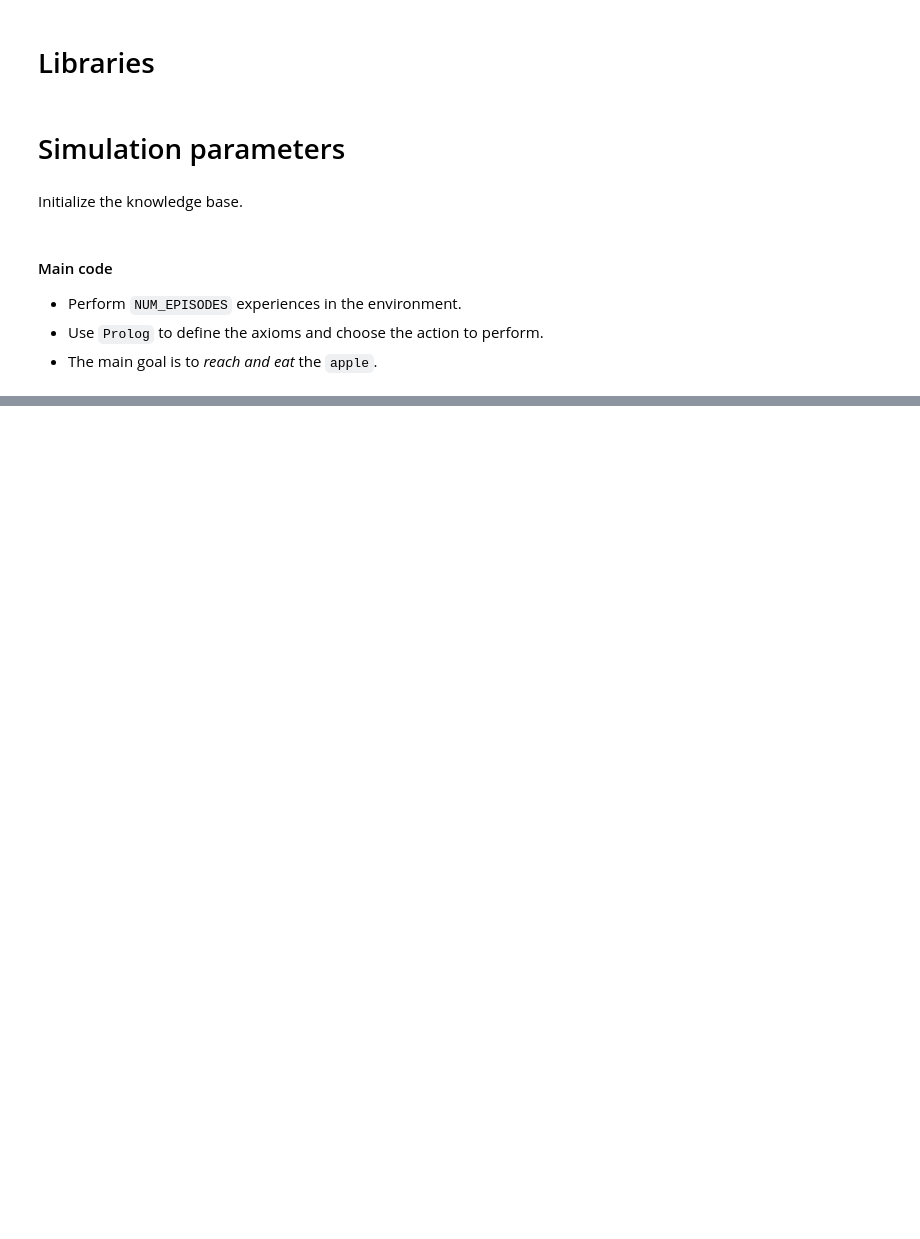
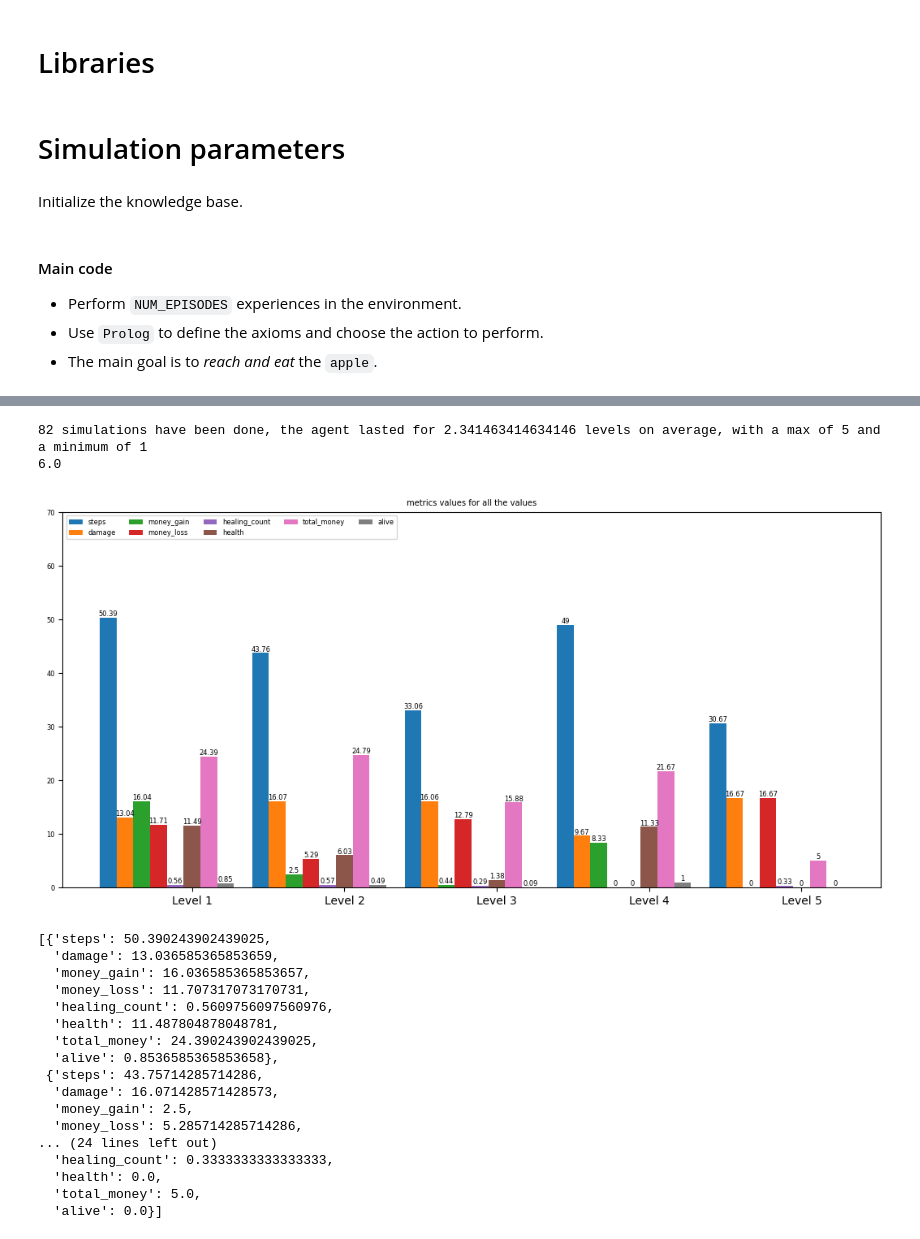
Before and after one commit to ff-falco/AIFPROJ2023, a Jupyter notebook: SHOPHANDLER/project.ipynb, the cells around one changed output, grey strips where cells are left out. Saved outputs shown, nothing was run; the diff lists cells and outputs as text; code cells hidden in the pictures; blank space fills up the shorter version.

```diff
--- a/SHOPHANDLER/project.ipynb
+++ b/SHOPHANDLER/project.ipynb
@@ -487,34 +498,56 @@ vacuum_experiment(des_file,map_type,50,starting_health=3,starting_items=[], debu
 # %%
-average_duration=sum(map(len,simulations))/len(simulations)
-max_duration=max(map(len,simulations))
-min_duration=min(map(len,simulations))
+average_duration=sum(map(len,data))/len(data)
+max_duration=max(map(len,data))
+min_duration=min(map(len,data))
 
-print(f"{len(simulations)} simulations have been done, the agent lasted for {average_duration} levels on average, with a max of {max_duration} and a minimum of {min_duration}")
+print(f"{len(data)} simulations have been done, the agent lasted for {average_duration} levels on average, with a max of {max_duration} and a minimum of {min_duration}")
 
 def levels_avg_metrics(simulations):
     max_duration=max(map(len,simulations))
     level_groups=[]
     #group levels by their number
     for i in range(max_duration):
         avg_metric=[]
         for s in simulations:
             if len(s) > i: avg_metric.append(s[i])
         level_groups.append(avg_metric)
     result=[]
     keys=level_groups[0][0].keys()
     #for each group of levels calculate the average on each metric
     for lvl in level_groups:
         avg=dict()
         for k in keys: avg[k]=0
 
         for m in lvl:
             for k in m.keys():
                 avg[k]+=m[k]
 
         for k in keys: avg[k]/=len(lvl)
         #store the result for the current level group
         result.append(avg)
     return result
-print(levels_avg_metrics(simulations))
 
-plot_all_metrics(levels_avg_metrics(simulations))
+plot_all_metrics(levels_avg_metrics(data))
+
+levels_avg_metrics(data)
+# %% [output]
+82 simulations have been done, the agent lasted for 2.341463414634146 levels on average, with a max of 5 and a minimum of 1
+6.0
+[figure, added]
+[{'steps': 50.390243902439025,
+  'damage': 13.036585365853659,
+  'money_gain': 16.036585365853657,
+  'money_loss': 11.707317073170731,
+  'healing_count': 0.5609756097560976,
+  'health': 11.487804878048781,
+  'total_money': 24.390243902439025,
+  'alive': 0.8536585365853658},
+ {'steps': 43.75714285714286,
+  'damage': 16.071428571428573,
+  'money_gain': 2.5,
+  'money_loss': 5.285714285714286,
+... (24 lines left out)
+  'healing_count': 0.3333333333333333,
+  'health': 0.0,
+  'total_money': 5.0,
+  'alive': 0.0}]
```
Also changed, not shown: parts of 13 cells of this notebook, 3 other files.
